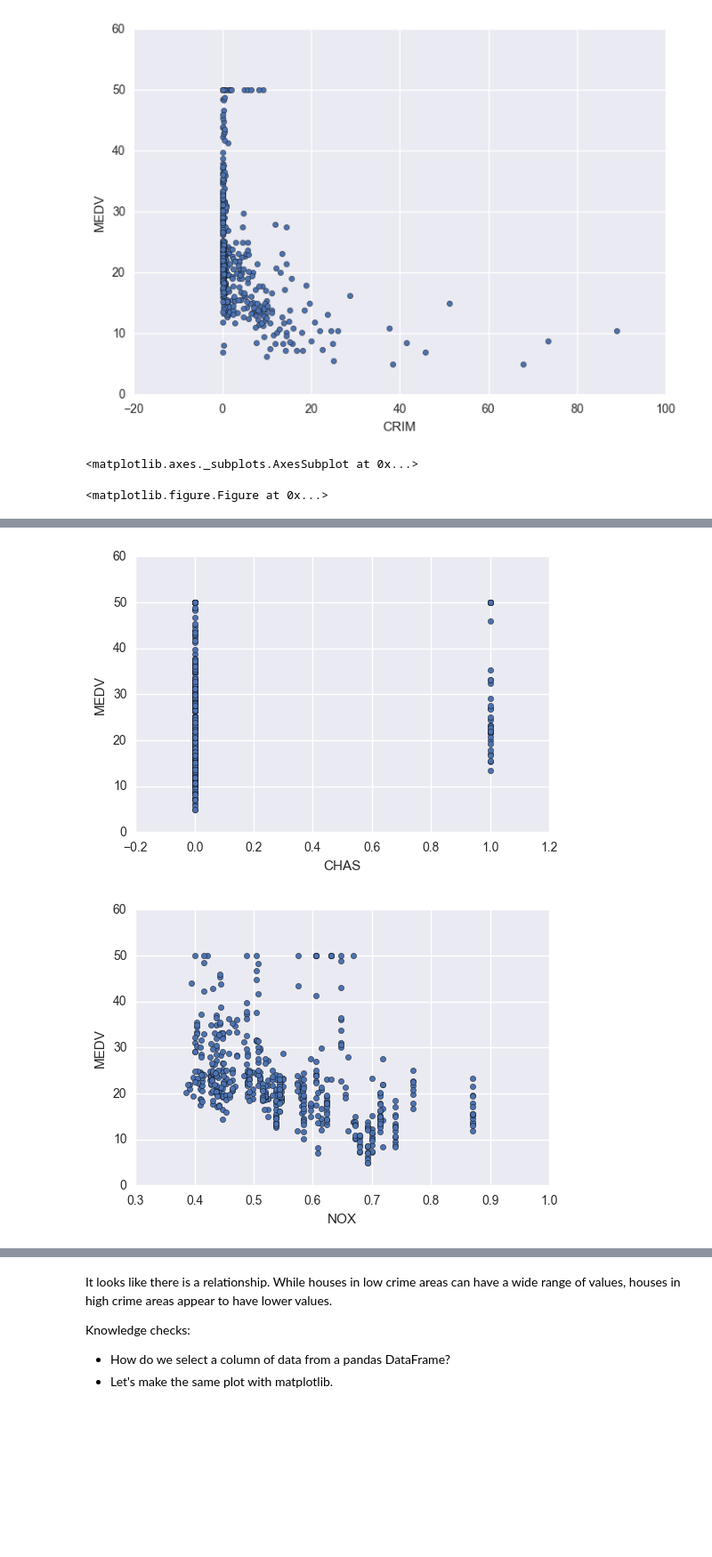
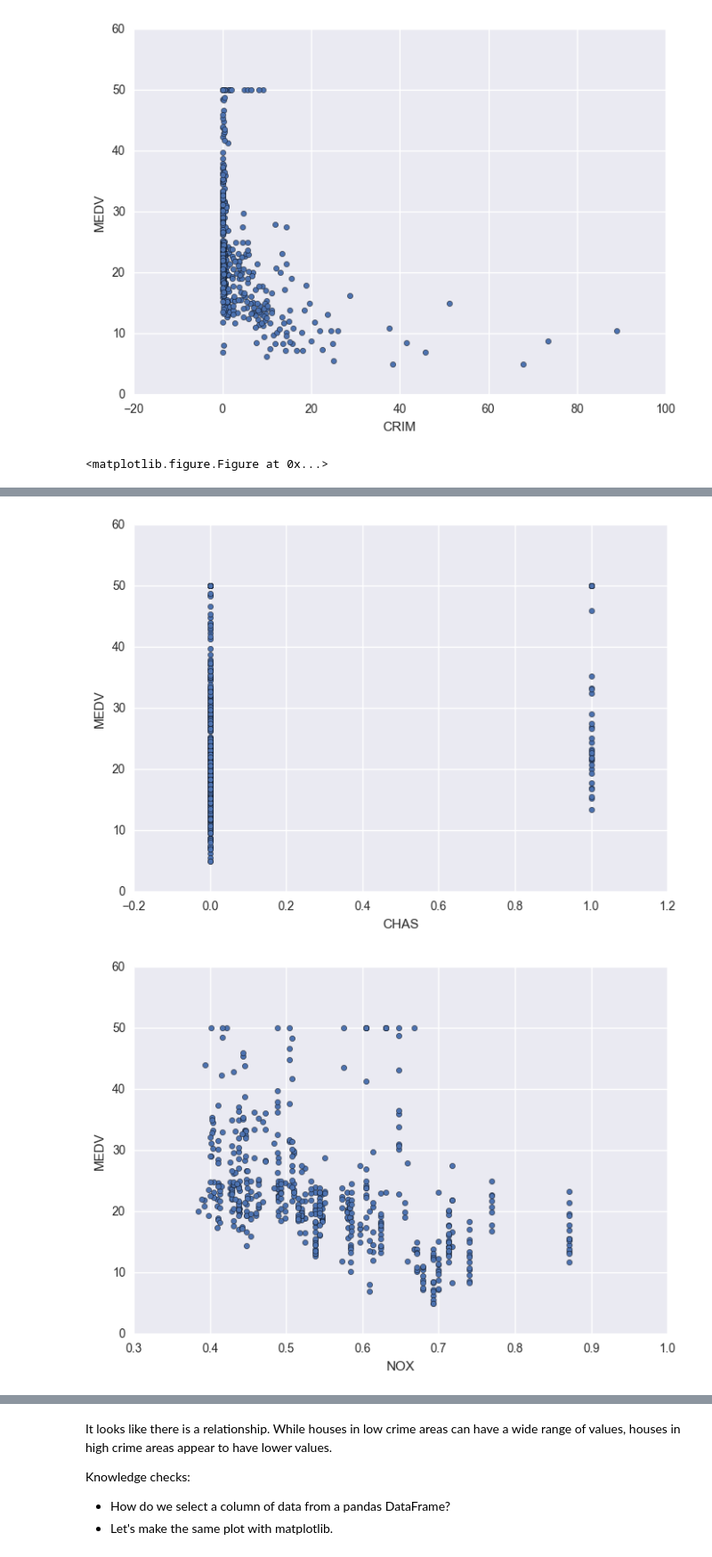
Before and after one commit to bkmaxime1/dsi-maximebouadoumou, a Jupyter notebook: week-03/1.2-lab/code/starter-code/W3-Lab-1.2-Starter.ipynb, the cells around one changed output, grey strips where cells are left out. Shown at 89% size. Saved outputs shown, nothing was run; the diff lists cells and outputs as text; code cells hidden in the pictures; blank space fills up the shorter version.

```diff
--- a/week-03/1.2-lab/code/starter-code/W3-Lab-1.2-Starter.ipynb
+++ b/week-03/1.2-lab/code/starter-code/W3-Lab-1.2-Starter.ipynb
@@ -65,7 +65,7 @@ data.plot.scatter(x='CRIM', y='MEDV')
 <matplotlib.axes._subplots.AxesSubplot at 0x...>
 [figure]
 # %%
-plt.figure(1)
+plt.figure(3)
 data.plot.scatter(x='ZN', y='MEDV')
 import matplotlib
 data.plot.scatter(x='INDUS', y='MEDV')
@@ -79,9 +79,9 @@ data.plot.scatter(x='TAX', y='MEDV')
 data.plot.scatter(x='PTRATIO', y='MEDV')
 data.plot.scatter(x='B', y='MEDV')
 data.plot.scatter(x='LSTAT', y='MEDV')
+plt.show()
 
 # "ZN", "INDUS", "CHAS", "NOX", "RM", "AGE",
 #          "DIS", "RAD", "TAX", "PTRATIO", "B", "LSTAT", "MEDV"
 # %% [output]
-<matplotlib.axes._subplots.AxesSubplot at 0x...>
+<matplotlib.figure.Figure at 0x...>
-<matplotlib.figure.Figure at 0x...>
@@ -90,2 +90,2 @@ data.plot.scatter(x='LSTAT', y='MEDV')
-[figure, old version]
+[figure, new version]
-[figure, old version]
+[figure, new version]
```
Also changed, not shown: parts of 2 cells of this notebook.
